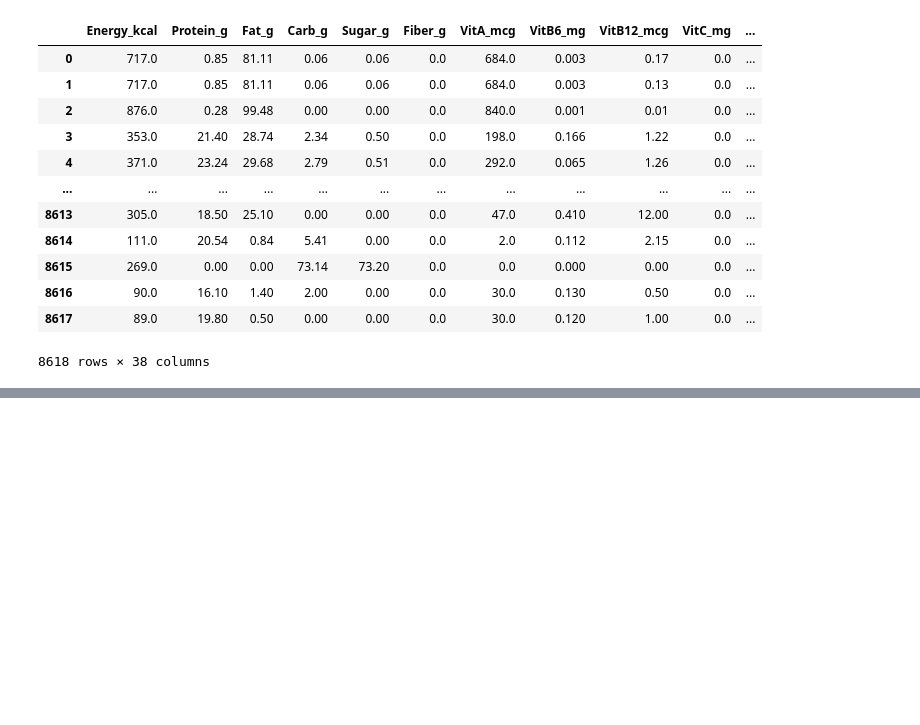
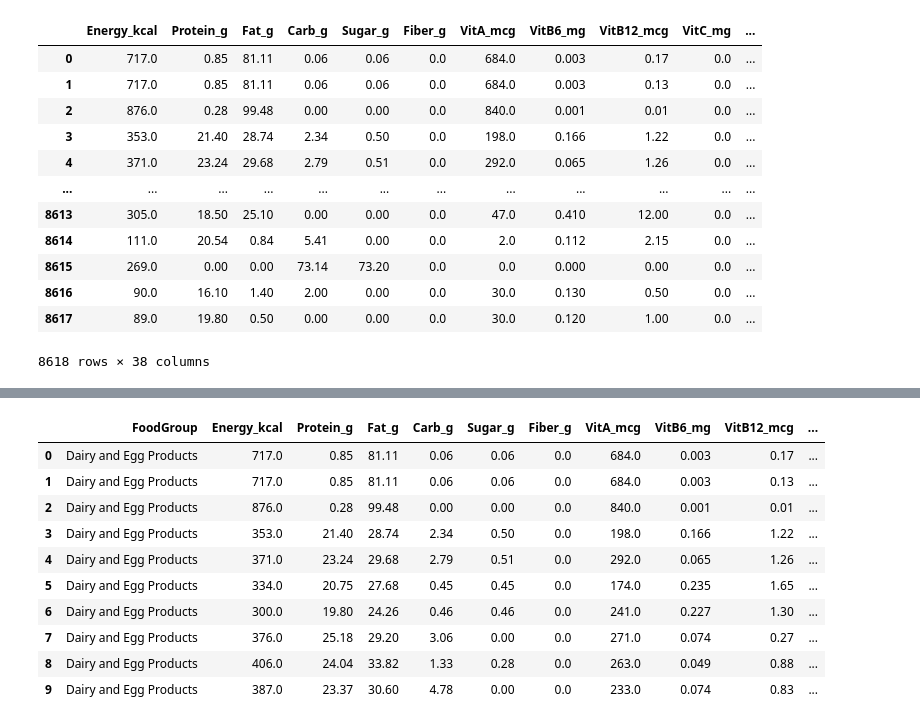
Before and after one commit to Jennapa-colab/multivariate, a Jupyter notebook: Chapter3(ต่อ)_example.ipynb, the cells around one changed output, grey strips where cells are left out. Drawn from its saved outputs; the diff is of its cells as text; code cells hidden in the pictures; blank space fills up the shorter version.

```diff
--- a/Chapter3(ต่อ)_example.ipynb
+++ b/Chapter3(ต่อ)_example.ipynb
@@ -195,0 +210,15 @@ newdata.drop(newdata.columns[newdata.columns.str.contains('27',)].values, axis=1
+# %%
+data_newvy = data.drop(['ID','ShortDescrip','Descrip','CommonName','MfgName','ScientificName','VitC_mg','Niacin_mg','Thiamin_mg','Magnesium_mg','Phosphorus_mg','Zinc_mg'], axis=1)
+data_newvy.head(10)
+# %% [output]
+|  | FoodGroup | Energy_kcal | Protein_g | Fat_g | Carb_g | Sugar_g | Fiber_g | VitA_mcg | VitB6_mg | VitB12_mcg | ... |
+| 0 | Dairy and Egg Products | 717.0 | 0.85 | 81.11 | 0.06 | 0.06 | 0.0 | 684.0 | 0.003 | 0.17 | ... |
+| 1 | Dairy and Egg Products | 717.0 | 0.85 | 81.11 | 0.06 | 0.06 | 0.0 | 684.0 | 0.003 | 0.13 | ... |
+| 2 | Dairy and Egg Products | 876.0 | 0.28 | 99.48 | 0.00 | 0.00 | 0.0 | 840.0 | 0.001 | 0.01 | ... |
+| 3 | Dairy and Egg Products | 353.0 | 21.40 | 28.74 | 2.34 | 0.50 | 0.0 | 198.0 | 0.166 | 1.22 | ... |
+| 4 | Dairy and Egg Products | 371.0 | 23.24 | 29.68 | 2.79 | 0.51 | 0.0 | 292.0 | 0.065 | 1.26 | ... |
+| 5 | Dairy and Egg Products | 334.0 | 20.75 | 27.68 | 0.45 | 0.45 | 0.0 | 174.0 | 0.235 | 1.65 | ... |
+| 6 | Dairy and Egg Products | 300.0 | 19.80 | 24.26 | 0.46 | 0.46 | 0.0 | 241.0 | 0.227 | 1.30 | ... |
+| 7 | Dairy and Egg Products | 376.0 | 25.18 | 29.20 | 3.06 | 0.00 | 0.0 | 271.0 | 0.074 | 0.27 | ... |
+| 8 | Dairy and Egg Products | 406.0 | 24.04 | 33.82 | 1.33 | 0.28 | 0.0 | 263.0 | 0.049 | 0.88 | ... |
+| 9 | Dairy and Egg Products | 387.0 | 23.37 | 30.60 | 4.78 | 0.00 | 0.0 | 233.0 | 0.074 | 0.83 | ... |
```
Also changed, not shown: parts of 22 cells of this notebook.
